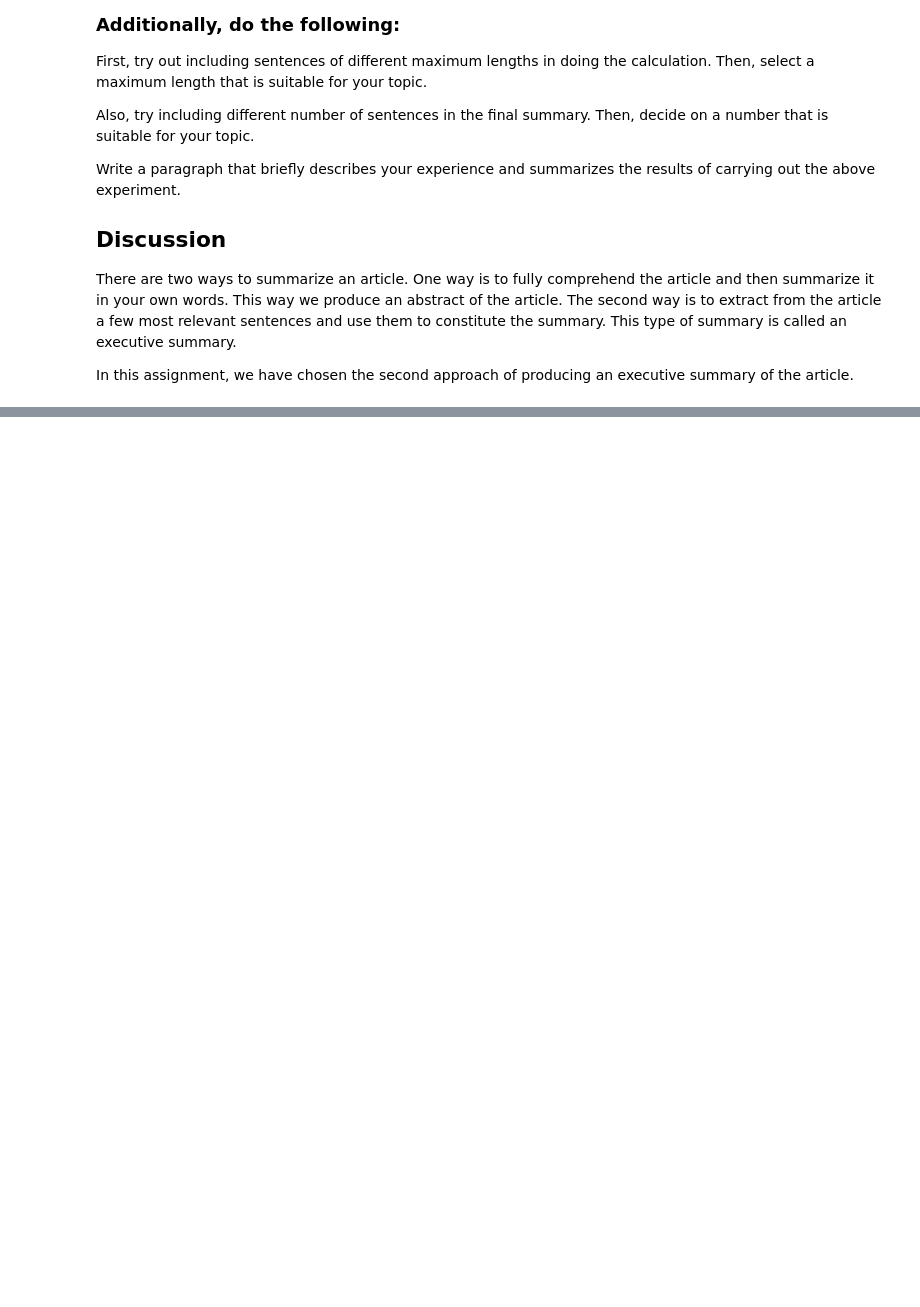
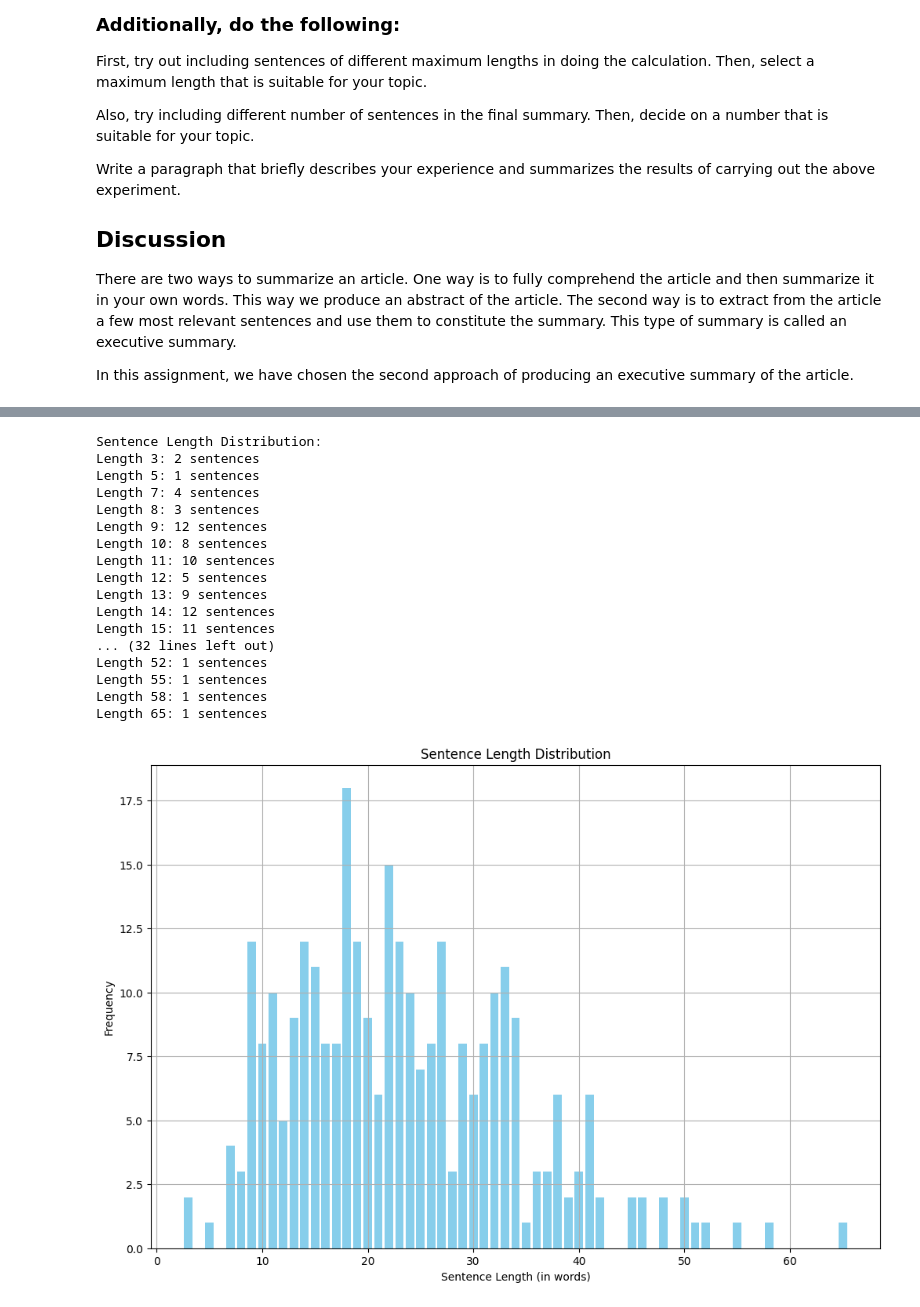
Before and after one commit to enduringwriter/Artificial_Intelligence_COMSC_150AI, a Jupyter notebook: As14_NLP_Web_Scraping_and_Text_Summarization/as_nlp_scrap-2_Keith_Stateson.ipynb, the cells around one changed output, grey strips where cells are left out. Cells and saved outputs as stored; diff of their text form; code cells hidden in the pictures; blank space fills up the shorter version.

Commit message:
Completed NLP from scratch for wiki soccer(football) article added visual and Cosine Simalirty

```diff
--- a/As14_NLP_Web_Scraping_and_Text_Summarization/as_nlp_scrap-2_Keith_Stateson.ipynb
+++ b/As14_NLP_Web_Scraping_and_Text_Summarization/as_nlp_scrap-2_Keith_Stateson.ipynb
@@ -73,0 +159,7 @@ Conclusion
+# %%
+sentence_length = [len(sent.split()) for sent in all_sentences]
+length_distribution = nltk.FreqDist(sentence_length)
+
+print("\nSentence Length Distribution:")
+for length, count in sorted(length_distribution.items()):
+    print(f"Length {length}: {count} sentences")
@@ -73,0 +205,9 @@ Conclusion
+# %%
+print("\nSentences between 15 and 30 words:")
+count = 0
+for sent in all_sentences:
+    if 15 <= len(sent.split(' ')) < 30:
+        print(sent)
+        count += 1
+        if count == 10:
+            break
@@ -73,0 +287,7 @@ Conclusion
+# %%
+sentence_length = [len(sent.split()) for sent in all_sentences]
+length_distribution = nltk.FreqDist(sentence_length)
+
+print("\nSentence Length Distribution:")
+for length, count in sorted(length_distribution.items()):
+    print(f"Length {length}: {count} sentences")
@@ -73,0 +312,40 @@ Conclusion
+# %%
+import matplotlib.pyplot as plt
+import nltk
+
+# Calculate the sentence length distribution
+sentence_length = [len(sent.split()) for sent in all_sentences]
+length_distribution = nltk.FreqDist(sentence_length)
+
+# Print the sentence length distribution
+print("\nSentence Length Distribution:")
+for length, count in sorted(length_distribution.items()):
+    print(f"Length {length}: {count} sentences")
+
+# Plotting the distribution
+plt.figure(figsize=(12, 8))
+plt.bar(length_distribution.keys(), length_distribution.values(), color='skyblue')
+plt.xlabel('Sentence Length (in words)')
+plt.ylabel('Frequency')
+plt.title('Sentence Length Distribution')
+plt.grid(True)
+plt.show()
+# %% [output]
+Sentence Length Distribution:
+Length 3: 2 sentences
+Length 5: 1 sentences
+Length 7: 4 sentences
+Length 8: 3 sentences
+Length 9: 12 sentences
+Length 10: 8 sentences
+Length 11: 10 sentences
+Length 12: 5 sentences
+Length 13: 9 sentences
+Length 14: 12 sentences
+Length 15: 11 sentences
+... (32 lines left out)
+Length 52: 1 sentences
+Length 55: 1 sentences
+Length 58: 1 sentences
+Length 65: 1 sentences
+[figure, added]
```
Also changed, not shown: parts of 32 cells of this notebook, 3 other files.
